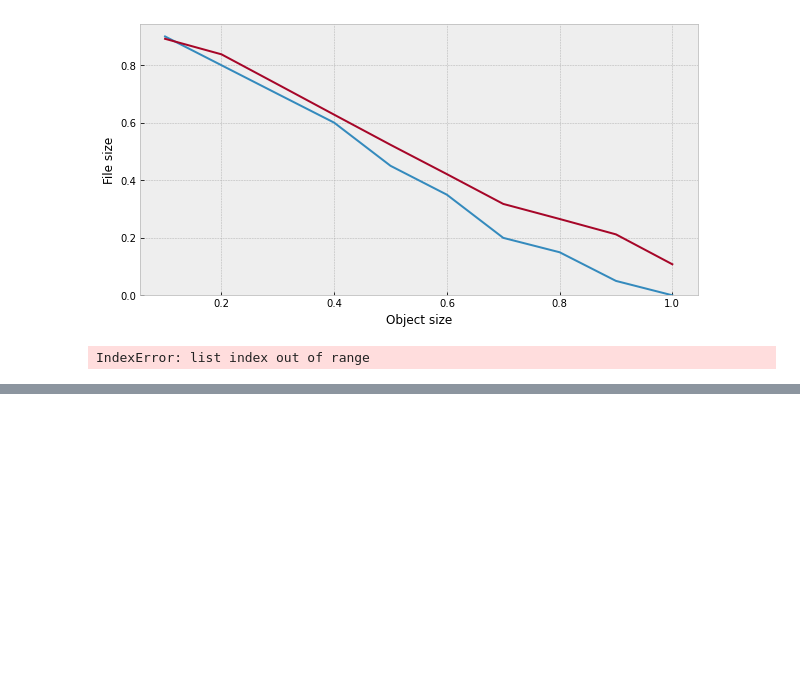
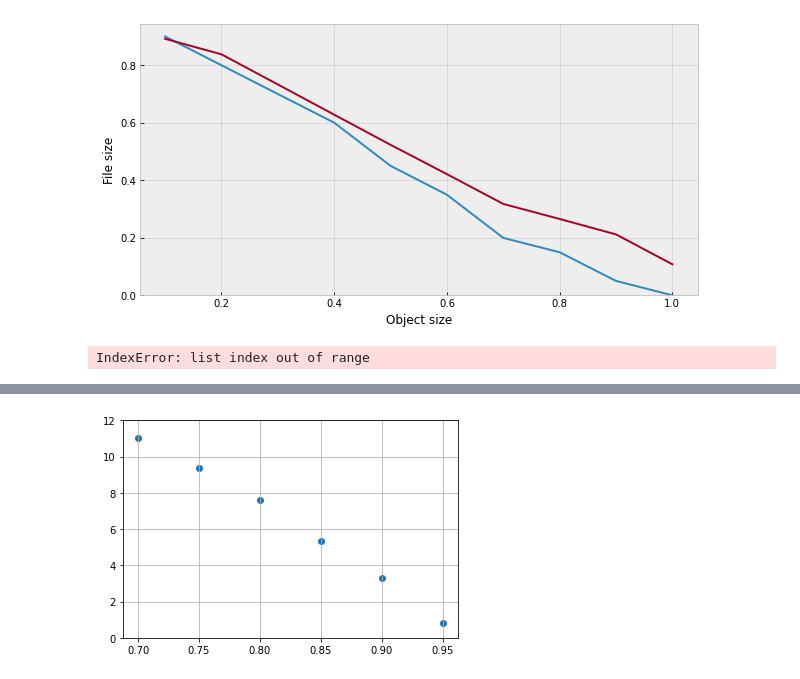
Before and after one commit to KuntaiDu/AccMPEG, a Jupyter notebook: visualize.ipynb, the cells around one changed output, grey strips where cells are left out. Saved outputs shown, nothing was run; the diff lists cells and outputs as text; code cells hidden in the pictures; blank space fills up the shorter version.

```diff
--- a/visualize.ipynb
+++ b/visualize.ipynb
@@ -218,0 +269,7 @@ plt.scatter(range(len(size2)), size2)
+# %%
+
+import matplotlib.pyplot as plt
+import pickle
+
+with open("pickles/COCO_saliency_FPN_with_scores2grads.pickle.-1", "rb") as f:
+    saliency = pickle.load(f)
@@ -218,0 +296,24 @@ plt.scatter(range(len(size2)), size2)
+# %%
+
+import math
+from collections import defaultdict
+import numpy as np
+x = defaultdict(list)
+
+def get_index(score):
+    return math.floor((score - 0.7) / 0.05)
+
+for fid in saliency:
+    for score, grad in saliency[fid]["scores2grads"]:
+        x[get_index(score)].append(grad)
+
+
+plt.scatter([i*0.05+0.7 for i in x], [np.mean(x[i]).item() for i in x])
+plt.ylim(0, 12)
+plt.grid()
+
+# 5 ==> 0
+# > 10 ==> 1
+# 7.5: 0.5
+# %% [output]
+[figure, added]
```
Also changed, not shown: parts of 6 cells of this notebook, 18 other files.
